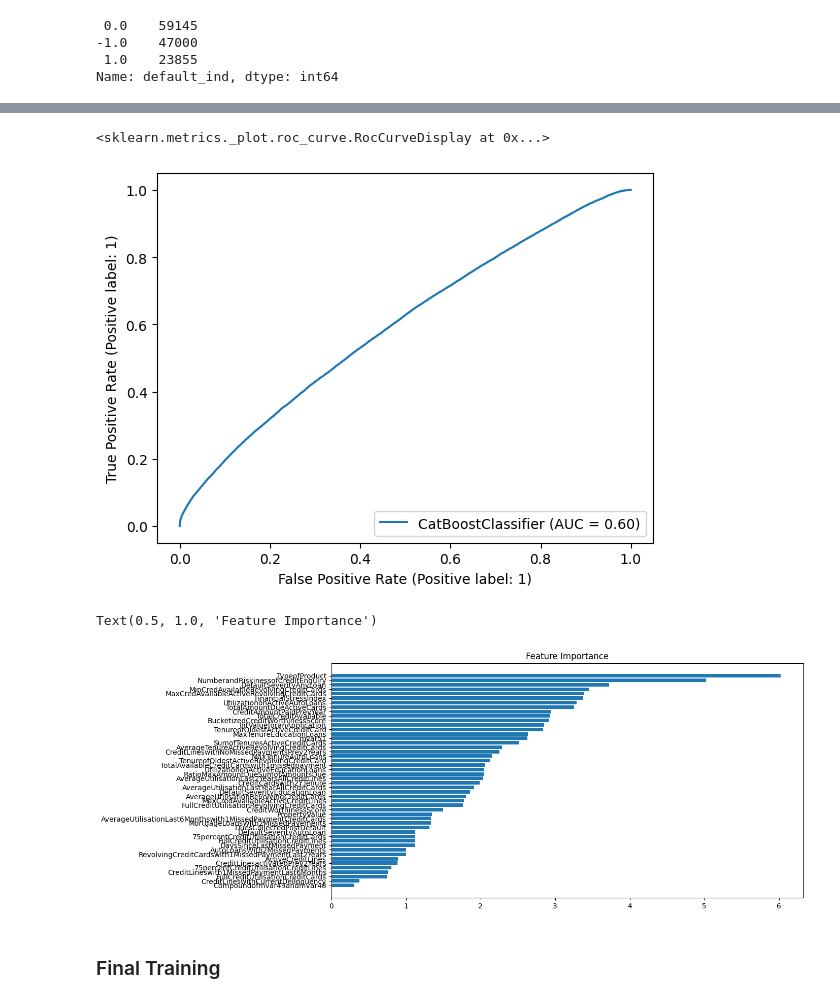
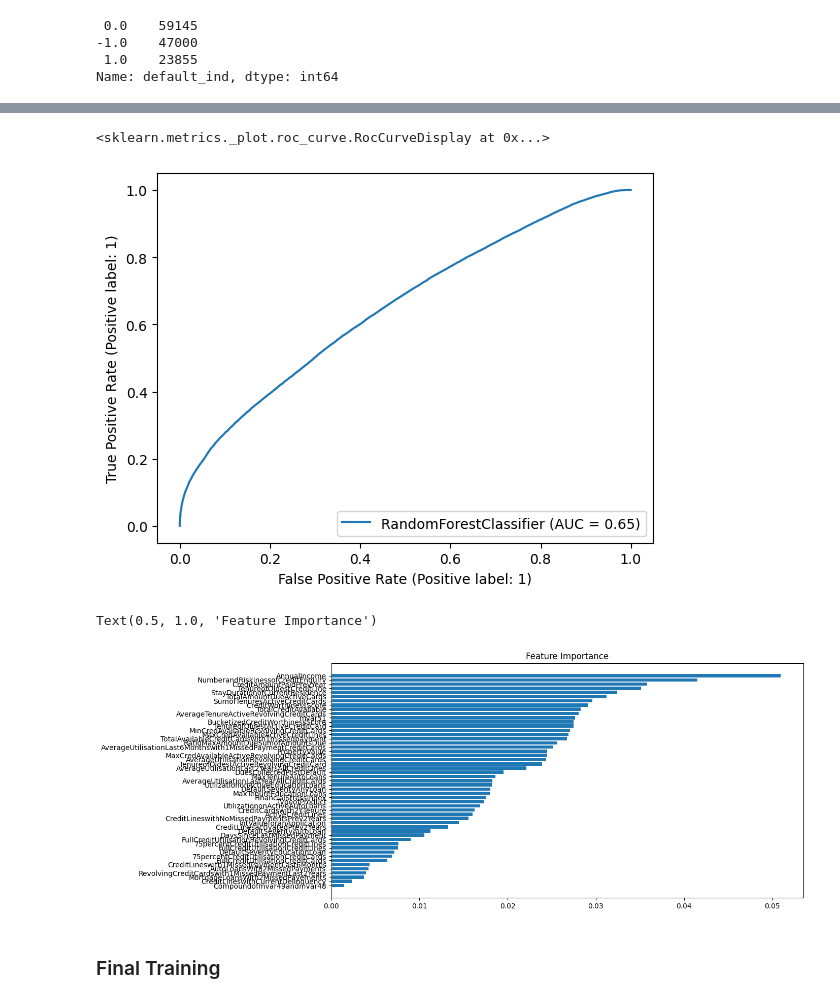
Before and after one commit to aryanpandey/MS4610-Final_Project, a Jupyter notebook: Adverserial Validation.ipynb, the cells around one changed output, grey strips where cells are left out. Drawn from its saved outputs; the diff is of its cells as text; code cells hidden in the pictures.

```diff
--- a/Adverserial Validation.ipynb
+++ b/Adverserial Validation.ipynb
@@ -230,5 +234,5 @@ df = df.rename(columns = lambda x:re.sub('[^A-Za-z0-9_]+', '', x))
 # %%
-drop_cols = ['ID', 'default_ind', 'StayDurationofCurrentResidence', 'AnnualIncome', 'TenureofOldestCreditLine']
+drop_cols = ['ID', 'default_ind']
 train = df.iloc[:83000, :].drop(drop_cols, axis = 1)
 test = df.iloc[83000:, :].drop(drop_cols, axis = 1)
 
@@ -242,7 +246,8 @@ y = adf['dataset_label']
 
 xt, xv, yt, yv = train_test_split(x, y, test_size=0.15, random_state=0, stratify = y)
 
-cat = CatBoostClassifier(iterations=2000, learning_rate=0.05, depth=8, random_seed=0,
-                         eval_metric='AUC', early_stopping_rounds=200)
-cat.fit(xt, yt, eval_set=[(xt, yt), (xv, yv)])
+rf = RandomForestClassifier(n_estimators = 100, max_depth=8, oob_score = True,
+                                class_weight = 'balanced_subsample', n_jobs=-1,
+                                random_state=10)
+rf.fit(xt, yt)
 # %% [output]
@@ -267,18 +256,18 @@ Shrink model to first 61 iterations.
 # %%
-plot_roc_curve(cat, xt, yt)
+plot_roc_curve(rf, xt, yt)
 # %% [output]
 <sklearn.metrics._plot.roc_curve.RocCurveDisplay at 0x...>
-[figure, old version]
+[figure, new version]
 # %%
-feature_importance = cat.feature_importances_
+feature_importance = rf.feature_importances_
 sorted_idx = np.argsort(feature_importance)
 fig = plt.figure(figsize=(12, 6))
 plt.barh(range(len(sorted_idx)), feature_importance[sorted_idx], align='center')
 plt.yticks(range(len(sorted_idx)), np.array(x.columns)[sorted_idx])
 plt.title('Feature Importance')
 # %% [output]
 Text(0.5, 1.0, 'Feature Importance')
-[figure, old version]
+[figure, new version]
 # %% [markdown]
 ### Final Training
 # %%
```
Also changed, not shown: parts of 4 cells of this notebook.
